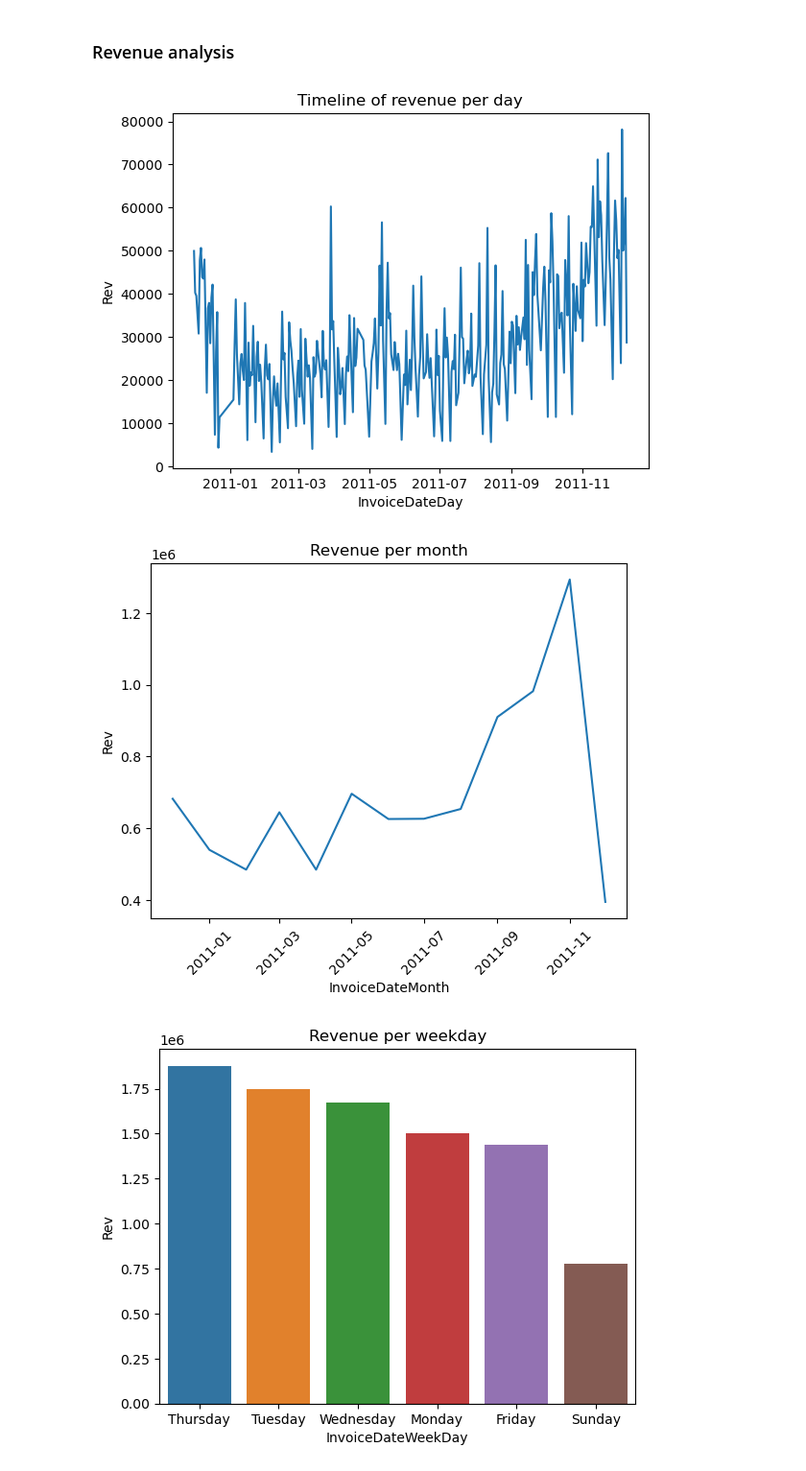
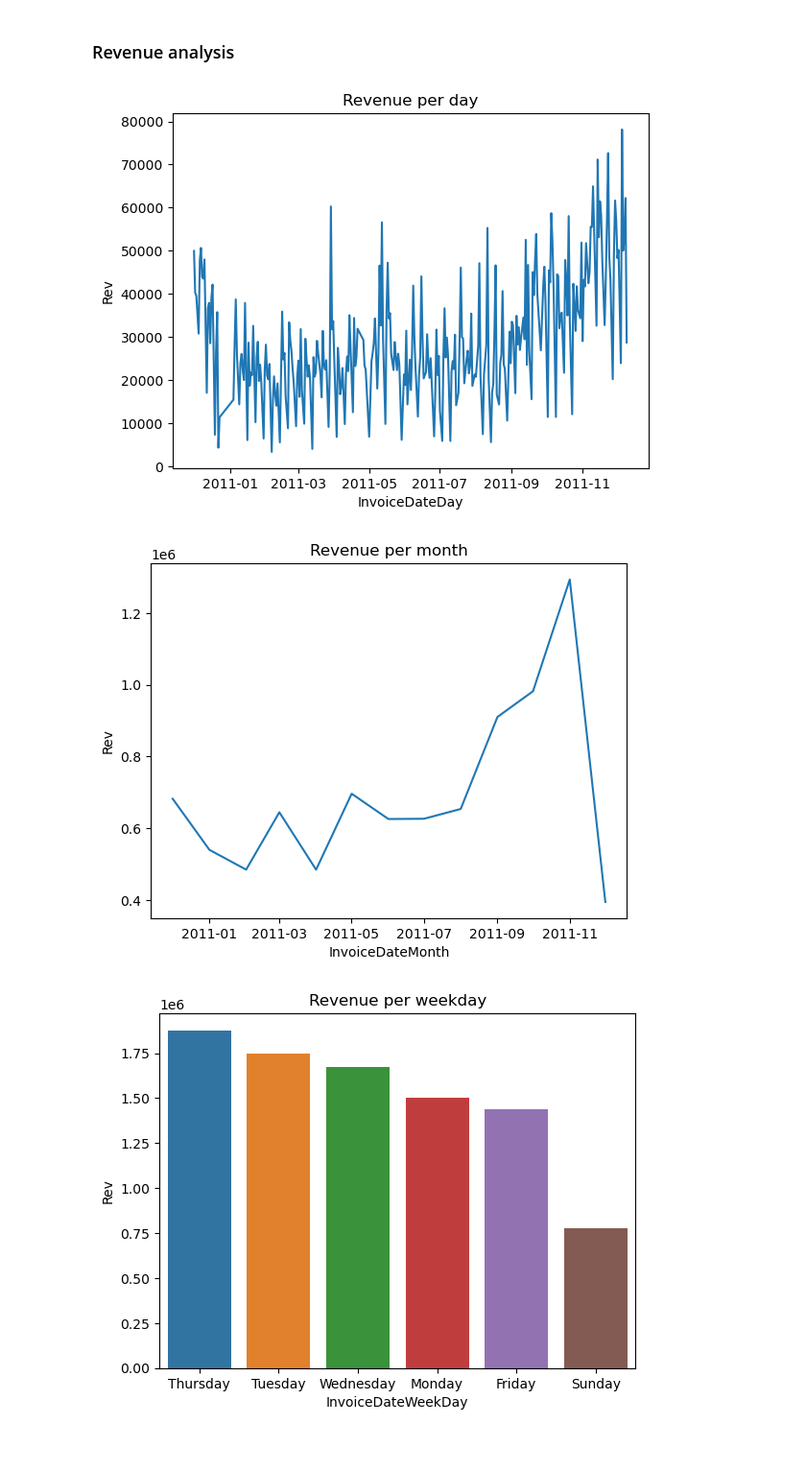
Before and after one commit to N1kesha/Exploratory_Data_Analysis, a Jupyter notebook: Exploratory Data Analysis.ipynb, the cells around one changed output. Shown at 96% size. Cells and saved outputs as stored; diff of their text form; code cells hidden in the pictures; blank space fills up the shorter version.

```diff
--- a/Exploratory Data Analysis.ipynb
+++ b/Exploratory Data Analysis.ipynb
@@ -101,26 +101,27 @@ df = df[(df['Rev'] >= df['Rev'].quantile(0.0025)) & (df['Rev'] <= df['Rev'].quan
 # %% [markdown]
 ### Revenue analysis
 # %%
-df['InvoiceDateDay'] = pd.to_datetime(df['InvoiceDate'].apply(lambda x: x.date()))
-df["InvoiceDateMonth"] = pd.to_datetime(df['InvoiceDate'].apply(lambda x: datetime.datetime.strptime(str(x), '%Y-%m-%d %H:%M:%S').strftime('%Y/%m')))
-df["InvoiceDateWeekDay"] = df['InvoiceDate'].apply(lambda x: datetime.datetime.strptime(str(x), '%Y-%m-%d %H:%M:%S').strftime('%A'))
-df["InvoiceDateTime"] = df['InvoiceDate'].apply(lambda x: datetime.datetime.strptime(str(x), '%Y-%m-%d %H:%M:%S').strftime('%H:%M'))
+df['InvoiceDateDay'] = pd.to_datetime(df['InvoiceDate'].dt.date)
+df["InvoiceDateMonth"] = df['InvoiceDate'].dt.to_period("M").dt.to_timestamp()
+df["InvoiceDateWeekDay"] = df['InvoiceDate'].dt.day_name()
+df["InvoiceDateHour"] = df['InvoiceDate'].dt.hour
 # %%
 rev_per_day = df.groupby(by='InvoiceDateDay', as_index=False).agg({'Rev': "sum"})
-rev_per_month = df.groupby(by='InvoiceDateMonth', as_index=False).agg({'Rev': "sum"})
+rev_per_month = df.groupby(by='InvoiceDateMonth', as_index=False).agg({'Rev': "sum", 'InvoiceNo':'count', 'CustomerID':'count'})
 rev_per_weekday = df.groupby(by='InvoiceDateWeekDay', as_index=False).agg({'Rev': "sum"}).sort_values(by='Rev', ascending=False)
-rev_per_time = df.groupby(by='InvoiceDateTime', as_index=False).agg({'Rev': "sum"})
+rev_per_time = df.groupby(by='InvoiceDateHour', as_index=False).agg({'Rev': "sum"})
+
+rev_per_month.rename(columns={'InvoiceNo':'Number of invoices', 'CustomerID':'MAU'}, inplace=True)
 # %%
 ax = sns.lineplot(data = rev_per_day, x = 'InvoiceDateDay', y = 'Rev')
-ax.set_title("Timeline of revenue per day");
+ax.set_title("Revenue per day");
 # %% [output]
-[figure, old version]
+[figure, new version]
 # %%
 ax = sns.lineplot(data = rev_per_month, x = 'InvoiceDateMonth', y = 'Rev')
-ax.set_title("Revenue per month")
-plt.xticks(rotation=45);
+ax.set_title("Revenue per month");
 # %% [output]
-[figure, old version]
+[figure, new version]
 # %%
 ax = sns.barplot(data = rev_per_weekday, x = 'InvoiceDateWeekDay', y = 'Rev')
 ax.set_title("Revenue per weekday");
```
Also changed, not shown: parts of 6 cells of this notebook.
